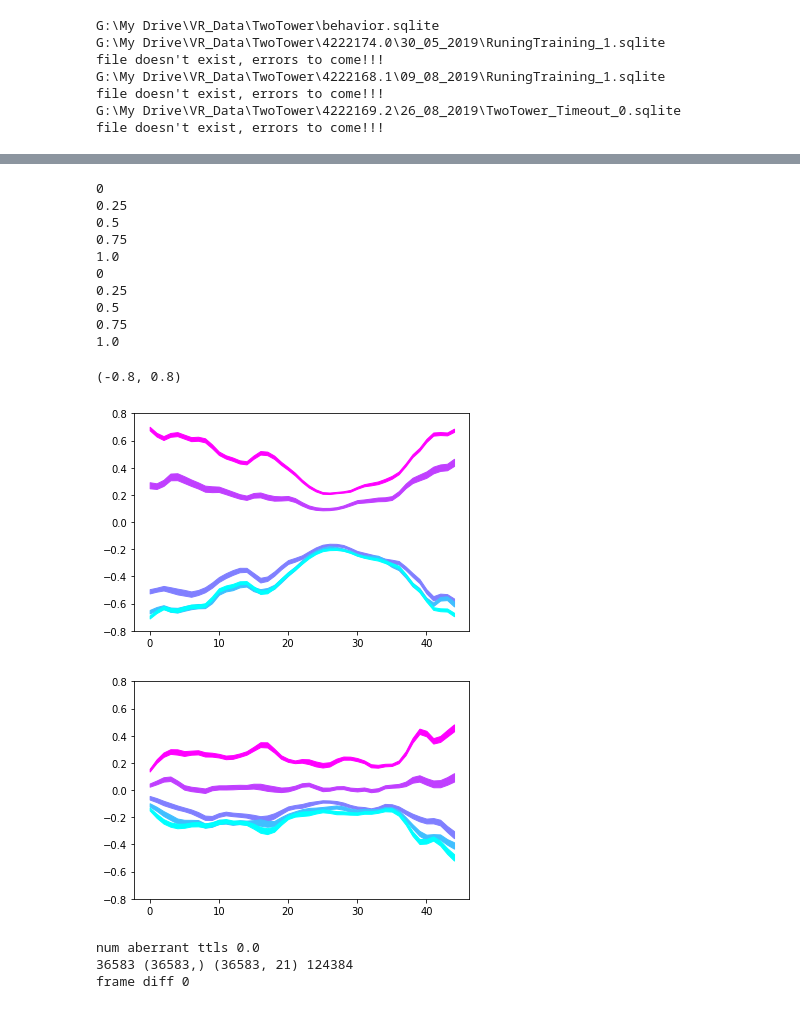
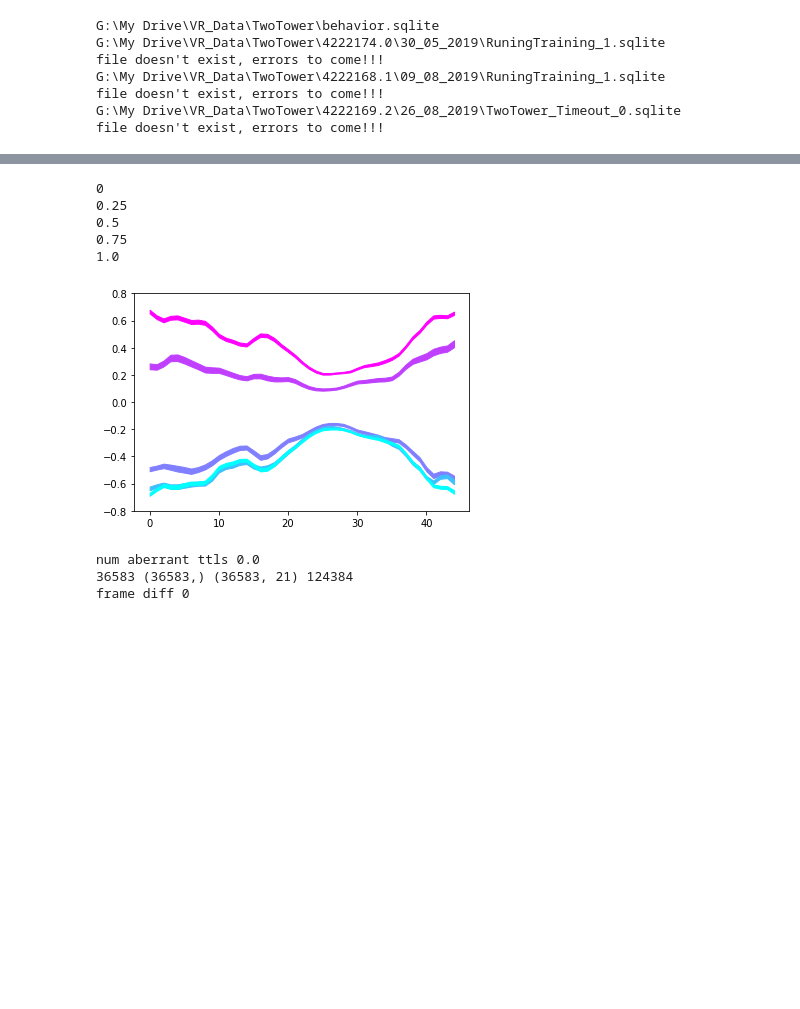
Before and after one commit to GiocomoLab/MightyMorphingPhotonRangers, a Jupyter notebook: SimMats/RealTimePopSim.ipynb, the cells around one changed output, grey strips where cells are left out. Drawn from its saved outputs; the diff is of its cells as text; code cells hidden in the pictures; blank space fills up the shorter version.

```diff
--- a/SimMats/RealTimePopSim.ipynb
+++ b/SimMats/RealTimePopSim.ipynb
@@ -77,10 +77,13 @@ def run_single_session(sess,binned=False):
 
 def build_matrix(mouse_list,first_sess=5,binned=False):
 
-    for m, mouse in enumerate(mouse_list):
+    firstSess = u._first_sess_gen(mouse_list,first_sess)
+
+    for m,(mouse,f_ind) in enumerate(zip(mouse_list,firstSess)):
+
         print(mouse)
         df_mouse = df[df['MouseName'].str.match(mouse)]
-        for i, sess_ind in enumerate(range(first_sess,df_mouse.shape[0])):
+        for i, sess_ind in enumerate(range(f_ind,df_mouse.shape[0])):
             _lr,_em = run_single_session(df_mouse.iloc[sess_ind],binned=binned)
             if (m==0) and (i==0):
                 lr,em = _lr,_em
@@ -89,8 +92,8 @@ def build_matrix(mouse_list,first_sess=5,binned=False):
 
     return lr,em
 # %%
-lr_rare,em_rare = build_matrix(['4139265.5','4139265.4','4139265.3'],binned=True)
-lr_fam,em_fam = build_matrix(['4222153.2','4222153.1','4222153.3','4222174.1'],first_sess=4,binned=True)
+lr_rare,em_rare = build_matrix(['4139265.5','4139265.4','4139265.3','4222168.2'],binned=True, first_sess=[5,5,5,3])
+# lr_fam,em_fam = build_matrix(['4222153.2','4222153.1','4222153.3','4222174.1'],first_sess=4,binned=True)
 # %% [output]
 4139265.5
 num aberrant ttls 0.0
@@ -132,25 +128,18 @@ def plot_binned_lar(lr,em):
     return f,ax
 # %%
 f_rare,ax_rare = plot_binned_lar(-lr_rare,em_rare)
-f_fam,ax_fam = plot_binned_lar(-lr_fam,em_fam)
+# f_fam,ax_fam = plot_binned_lar(-lr_fam,em_fam)
 ax_rare.set_ylim([-.8,.8])
-ax_fam.set_ylim([-.8,.8])
-# f_rare.savefig("G:\\My Drive\\manuscripts\\MightyMorphinPhotonRangers\\Figures\\allrare_rtlar.pdf",format='pdf')
+# ax_fam.set_ylim([-.8,.8])
+f_rare.savefig("G:\\My Drive\\manuscripts\\MightyMorphinPhotonRangers_Manuscript\\Figures\\allrare_rtlar.pdf",format='pdf')
 # f_fam.savefig("G:\\My Drive\\manuscripts\\MightyMorphinPhotonRangers\\Figures\\allfam_rtlar.pdf",format='pdf')
 # %% [output]
 0
 0.25
 0.5
 0.75
 1.0
-0
-0.25
-0.5
-0.75
-1.0
-(-0.8, 0.8)
-[figure, old version]
+[figure, new version]
-[figure, removed]
 # %%
 def plot_single_sess(lr_bin,em,mouse,date):
     f,ax = plt.subplots()
```
Also changed, not shown: parts of 1 cell of this notebook, 8 other files.
